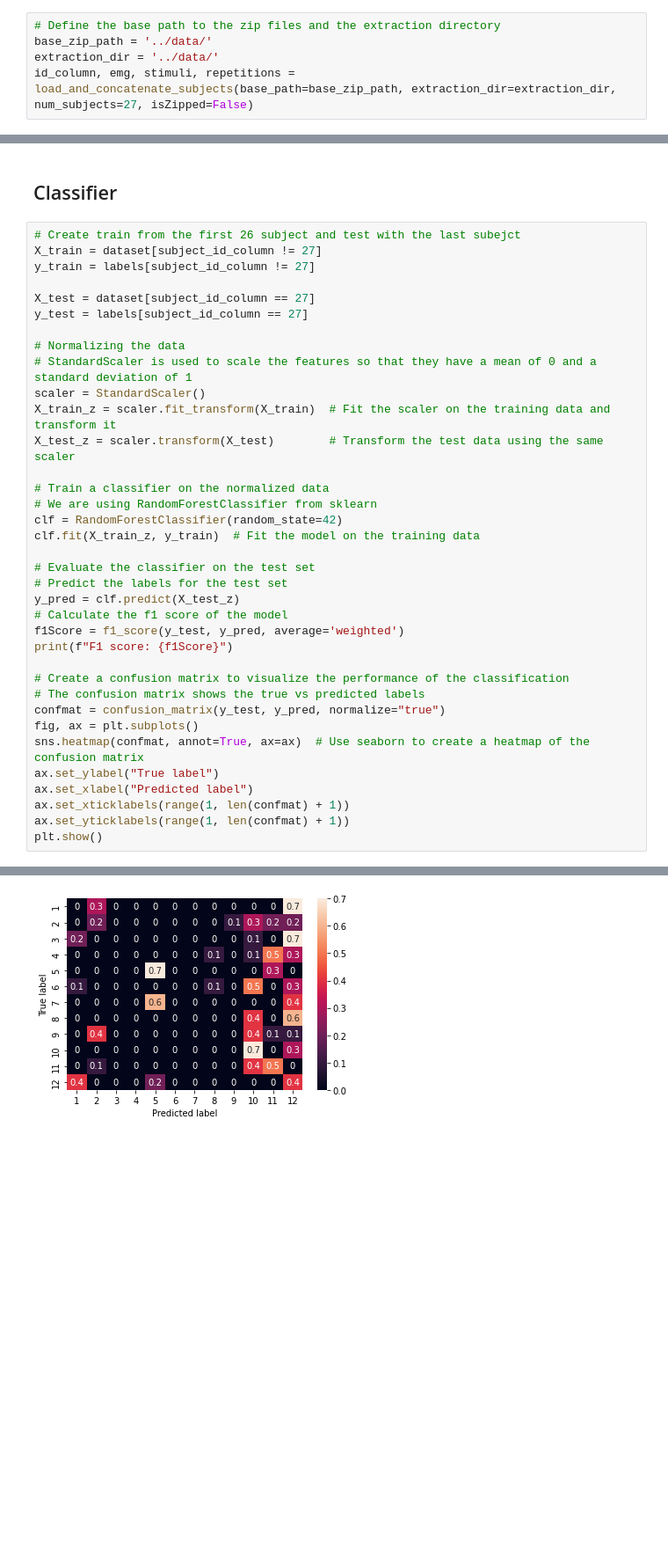
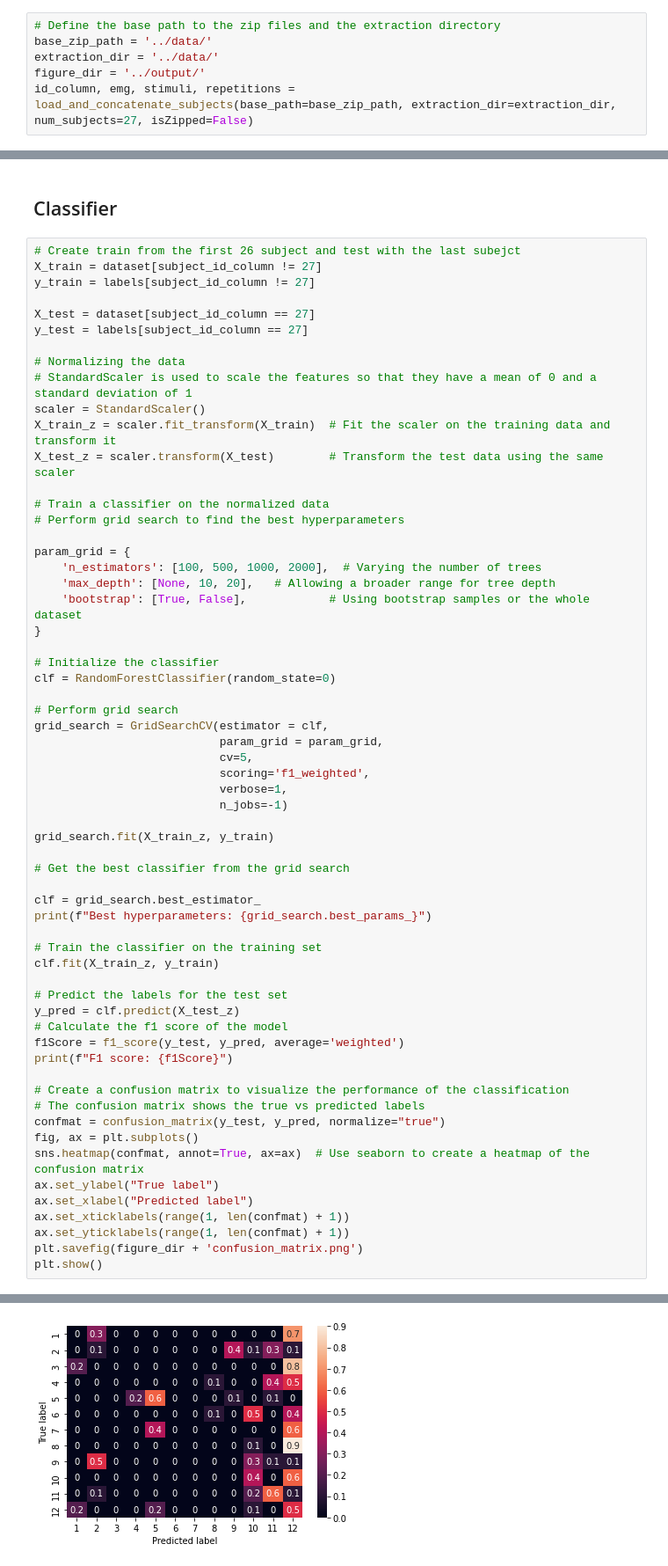
Before and after one commit to MetthewB/NSSP_Project2, a Jupyter notebook: scripts/part2.ipynb, the cells around one changed output, grey strips where cells are left out. Shown at 88% size. Saved outputs shown, nothing was run; the diff lists cells and outputs as text; blank space fills up the shorter version.

```diff
--- a/scripts/part2.ipynb
+++ b/scripts/part2.ipynb
@@ -26,6 +24,7 @@ The autoreload extension is already loaded. To reload it, use:
 # Define the base path to the zip files and the extraction directory
 base_zip_path = '../data/'
 extraction_dir = '../data/'
+figure_dir = '../output/'
 id_column, emg, stimuli, repetitions = load_and_concatenate_subjects(base_path=base_zip_path, extraction_dir=extraction_dir, num_subjects=27, isZipped=False)
 # %%
 # print data shape
@@ -223,11 +237,35 @@ X_train_z = scaler.fit_transform(X_train)  # Fit the scaler on the training data
 X_test_z = scaler.transform(X_test)        # Transform the test data using the same scaler
 
 # Train a classifier on the normalized data
-# We are using RandomForestClassifier from sklearn
-clf = RandomForestClassifier(random_state=42)
-clf.fit(X_train_z, y_train)  # Fit the model on the training data
+# Perform grid search to find the best hyperparameters
 
-# Evaluate the classifier on the test set
+param_grid = {
+    'n_estimators': [100, 500, 1000, 2000],  # Varying the number of trees
+    'max_depth': [None, 10, 20],   # Allowing a broader range for tree depth
+    'bootstrap': [True, False],            # Using bootstrap samples or the whole dataset
+}
+
+# Initialize the classifier
+clf = RandomForestClassifier(random_state=0)
+
+# Perform grid search
+grid_search = GridSearchCV(estimator = clf,
+                           param_grid = param_grid,
+                           cv=5,
+                           scoring='f1_weighted',
+                           verbose=1,
+                           n_jobs=-1)
+
+grid_search.fit(X_train_z, y_train)
+
+# Get the best classifier from the grid search
+
+clf = grid_search.best_estimator_
+print(f"Best hyperparameters: {grid_search.best_params_}")
+
+# Train the classifier on the training set
+clf.fit(X_train_z, y_train)
+
 # Predict the labels for the test set
 y_pred = clf.predict(X_test_z)
 # Calculate the f1 score of the model
@@ -243,5 +281,6 @@ ax.set_ylabel("True label")
 ax.set_xlabel("Predicted label")
 ax.set_xticklabels(range(1, len(confmat) + 1))
 ax.set_yticklabels(range(1, len(confmat) + 1))
+plt.savefig(figure_dir + 'confusion_matrix.png')
 plt.show()
 # %% [output]
@@ -249,4 +290,4 @@ F1 score: 0.13863247863247866
-[figure, old version]
+[figure, new version]
 # %%
 f1_scores = []
 # rotate the subject used for testing
```
Also changed, not shown: parts of 10 cells of this notebook, 5 other files.
